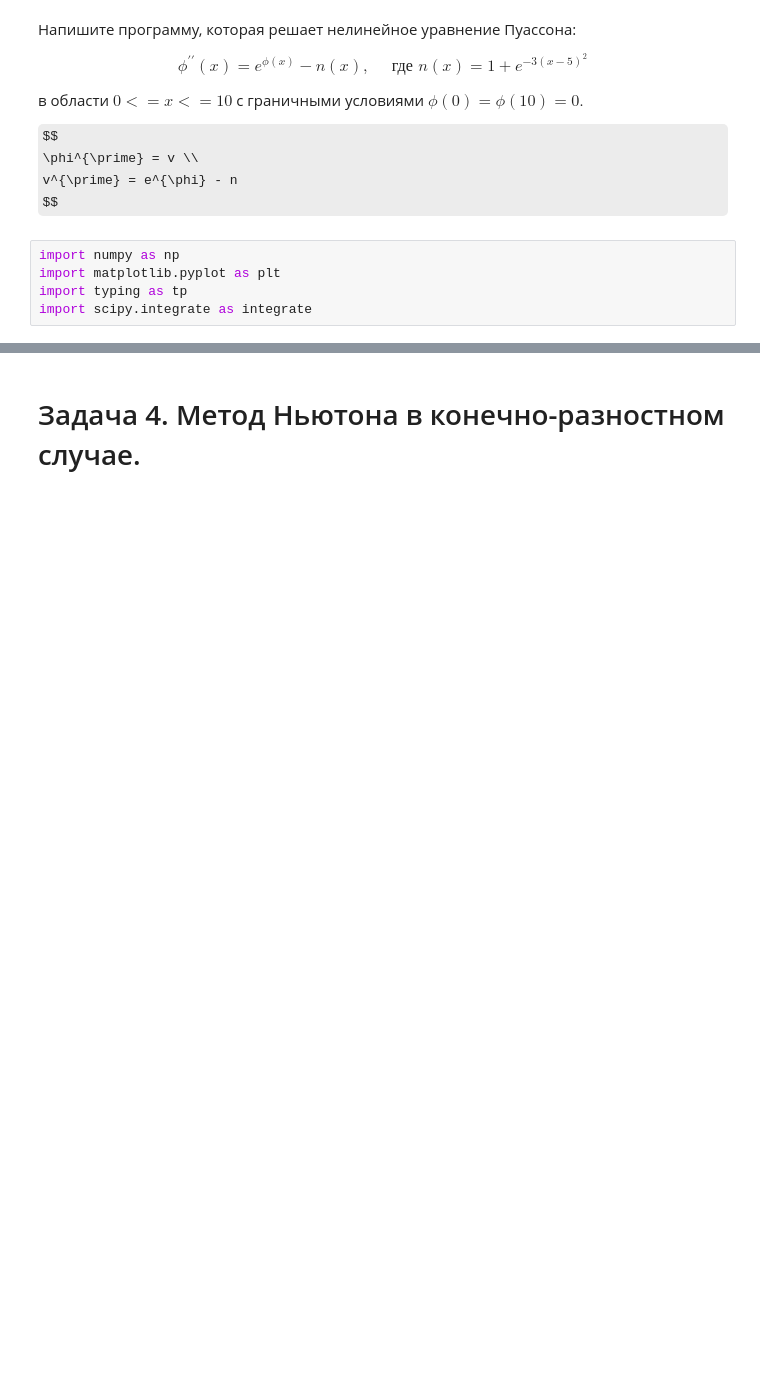
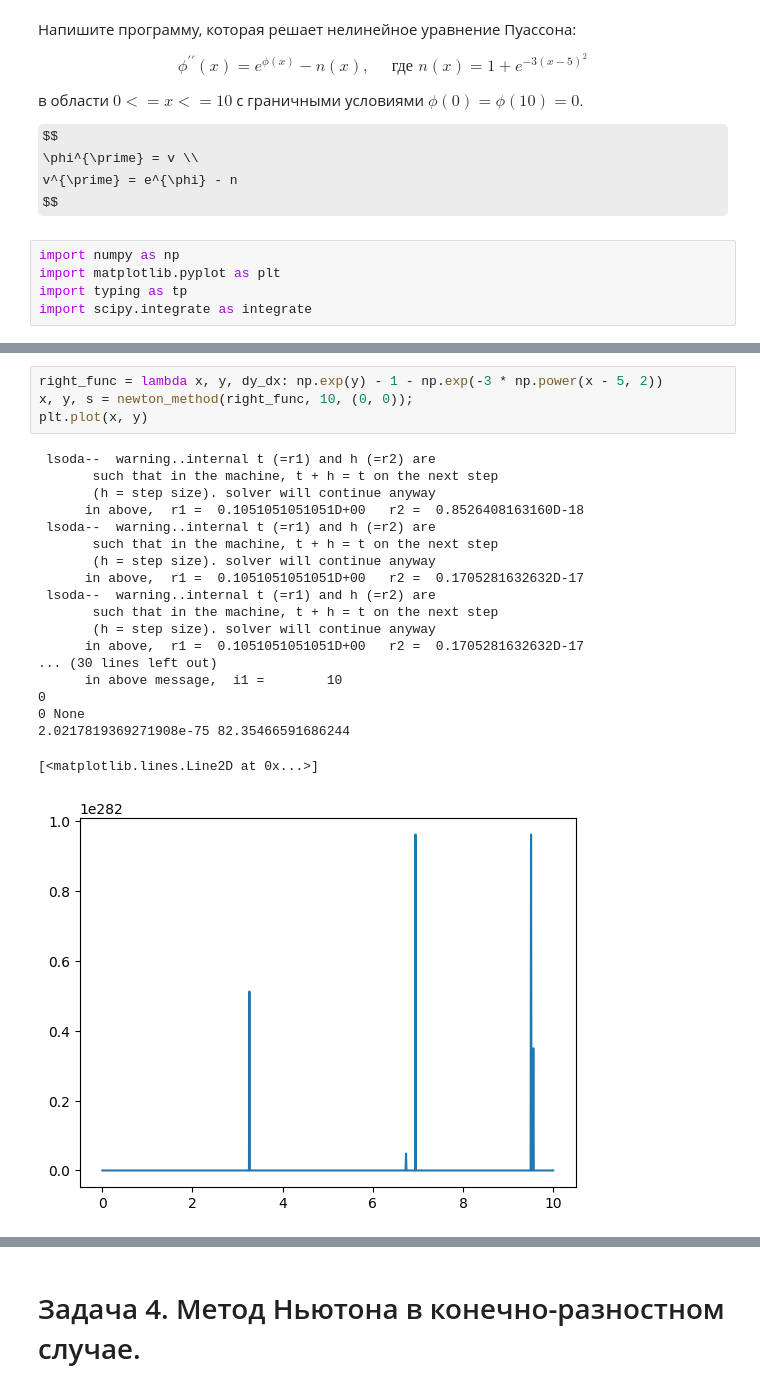
Before and after one commit to ShmakovVladimir/Computational_mathematics_second_sem, a Jupyter notebook: part_2/hw7/Краевые задачи семинар.ipynb, the cells around one changed output, grey strips where cells are left out. Cells and saved outputs as stored; diff of their text form; some formulas as TeX source; blank space fills up the shorter version.

```diff
--- a/part_2/hw7/Краевые задачи семинар.ipynb
+++ b/part_2/hw7/Краевые задачи семинар.ipynb
@@ -439,0 +491,24 @@ import scipy.integrate as integrate
+# %%
+right_func = lambda x, y, dy_dx: np.exp(y) - 1 - np.exp(-3 * np.power(x - 5, 2))
+x, y, s = newton_method(right_func, 10, (0, 0));
+plt.plot(x, y)
+# %% [output]
+ lsoda--  warning..internal t (=r1) and h (=r2) are
+       such that in the machine, t + h = t on the next step
+       (h = step size). solver will continue anyway
+      in above,  r1 =  0.1051051051051D+00   r2 =  0.8526408163160D-18
+ lsoda--  warning..internal t (=r1) and h (=r2) are
+       such that in the machine, t + h = t on the next step
+       (h = step size). solver will continue anyway
+      in above,  r1 =  0.1051051051051D+00   r2 =  0.1705281632632D-17
+ lsoda--  warning..internal t (=r1) and h (=r2) are
+       such that in the machine, t + h = t on the next step
+       (h = step size). solver will continue anyway
+      in above,  r1 =  0.1051051051051D+00   r2 =  0.1705281632632D-17
+... (30 lines left out)
+      in above message,  i1 =        10
+0
+0 None
+2.0217819369271908e-75 82.35466591686244
+[<matplotlib.lines.Line2D at 0x...>]
+[figure, added]
```
Also changed, not shown: parts of 12 cells of this notebook, 2 other files.
